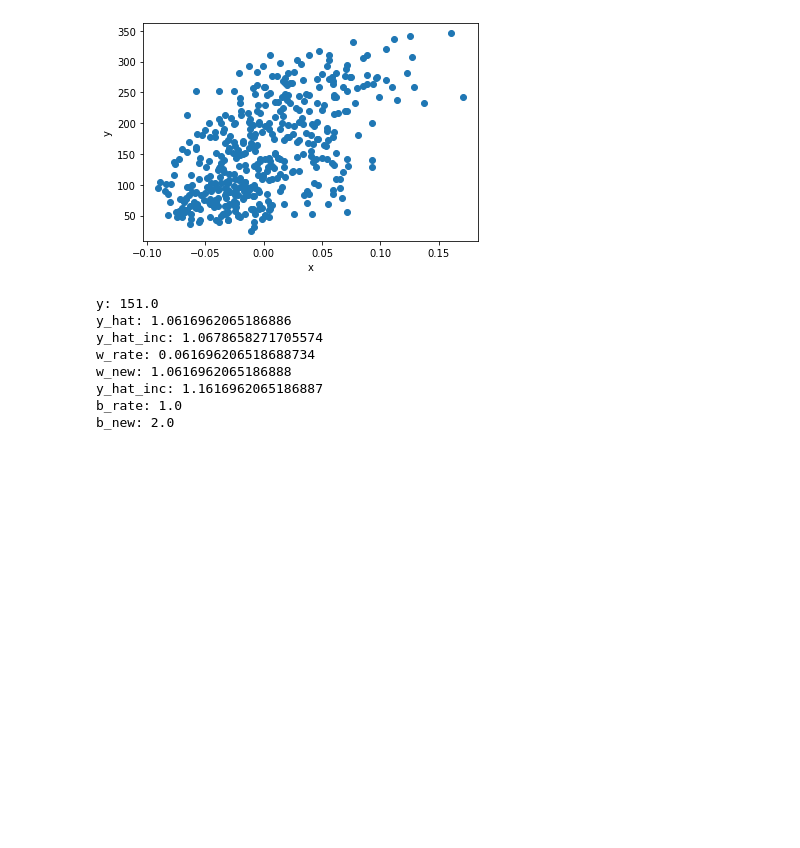
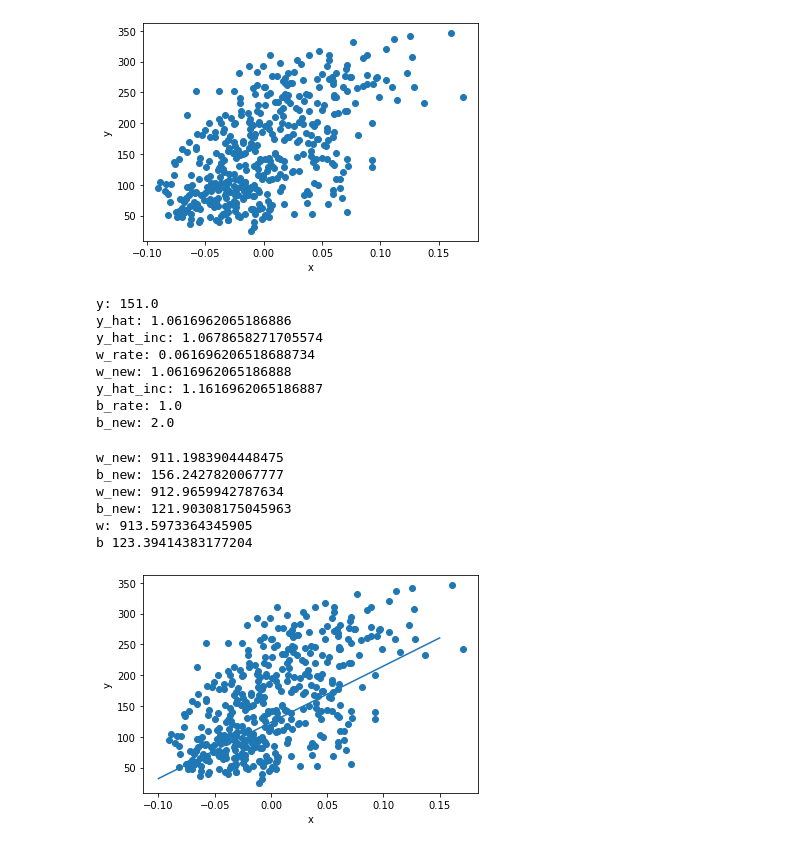
Before and after one commit to yeonjunky/learn_ml, a Jupyter notebook: learn_ai.ipynb, the cells around one changed output. Drawn from its saved outputs; the diff is of its cells as text; code cells hidden in the pictures; blank space fills up the shorter version.

Commit message:
backpropagation

```diff
--- a/learn_ai.ipynb
+++ b/learn_ai.ipynb
@@ -97,3 +95,44 @@ w_new: 1.0616962065186888
 y_hat_inc: 1.1616962065186887
 b_rate: 1.0
 b_new: 2.0
+# %%
+# backpropagation
+# y_hat과 y의 차이를 이용하여 w와 b를 업데이트
+
+err = y[0] - y_hat
+w_new = w + w_rate * err
+b_new = b + 1 * err
+print('w_new:', w_new)
+print('b_new:', b_new)
+
+y_hat = x[1] * w_new + b_new
+err = y[1] - y_hat
+w_rate = x[1]
+w_new = w_new + w_rate * err
+b_new = b_new + 1 * err
+print('w_new:', w_new)
+print('b_new:', b_new)
+for i in range(0, 100):
+  for x_i, y_i in zip(x, y):
+    y_hat = x_i * w + b
+    err = y_i - y_hat
+    w_rate = x_i
+    w = w + w_rate * err
+    b = b + 1 * err
+print('w:', w,'\n' + 'b', b)
+
+plt.scatter(x, y)
+pt1 = (-0.1, -0.1 * w + b)
+pt2 = (0.15, 0.15 * w + b)
+plt.plot([pt1[0], pt2[0]], [pt1[1], pt2[1]])
+plt.xlabel('x')
+plt.ylabel('y')
+plt.show()
+# %% [output]
+w_new: 911.1983904448475
+b_new: 156.2427820067777
+w_new: 912.9659942787634
+b_new: 121.90308175045963
+w: 913.5973364345905
+b 123.39414383177204
+[figure, added]
```
Also changed, not shown: parts of 4 cells of this notebook.
